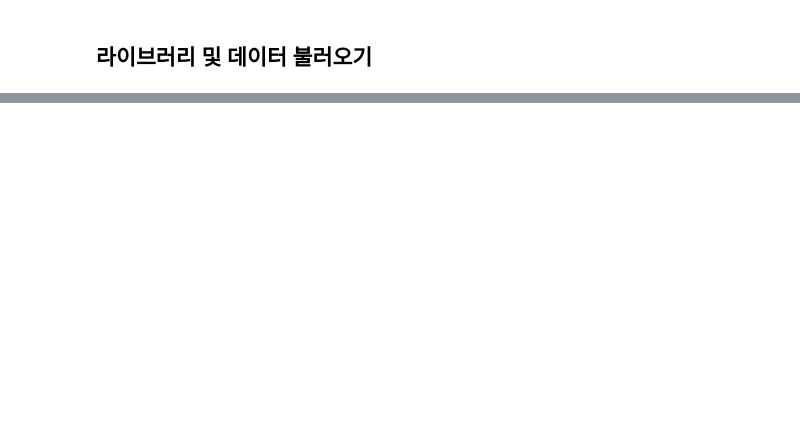
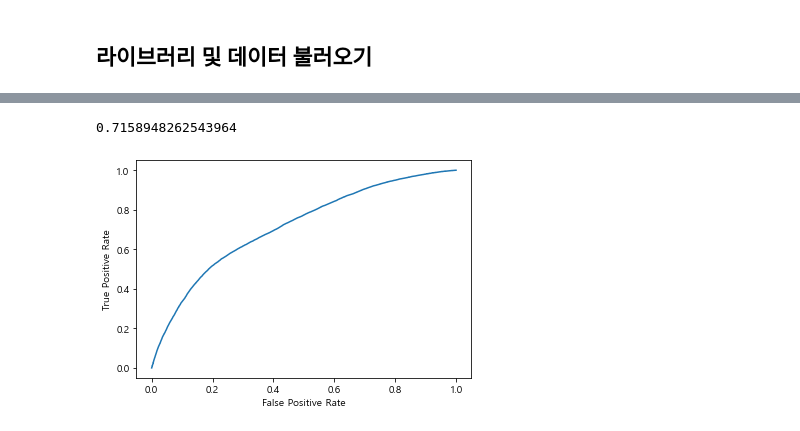
Before and after one commit to LEEHM97/Predict-Cardiovascular-Disease, a Jupyter notebook: training.ipynb, the cells around one changed output, grey strips where cells are left out. Saved outputs shown, nothing was run; the diff lists cells and outputs as text; code cells hidden in the pictures; blank space fills up the shorter version.

```diff
--- a/training.ipynb
+++ b/training.ipynb
@@ -23,0 +37,4 @@ df.head()
+# %%
+train_x, test_x, train_y, test_y = model_selection.train_test_split(train, target, test_size=0.2, random_state=42)
+
+print(train_x.shape, train_y.shape, test_x.shape, test_y.shape)
@@ -23,0 +174,15 @@ df.head()
+# %%
+print(roc_auc_score(train_y, model.predict(train_x)))
+# ROC curve 시각화
+Label = train_y
+pred = model.predict(train_x)
+fpr, tpr, _ = metrics.roc_curve(Label,  pred)
+
+#create ROC curve
+plt.plot(fpr,tpr)
+plt.ylabel('True Positive Rate')
+plt.xlabel('False Positive Rate')
+plt.show()
+# %% [output]
+0.7158948262543964
+[figure, added]
```
Also changed, not shown: parts of 23 cells of this notebook.
